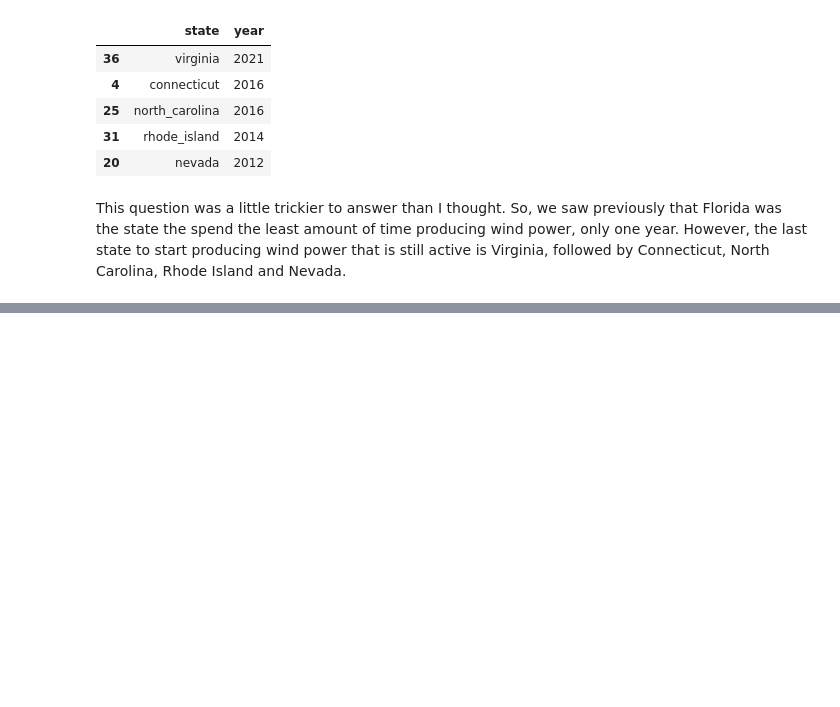
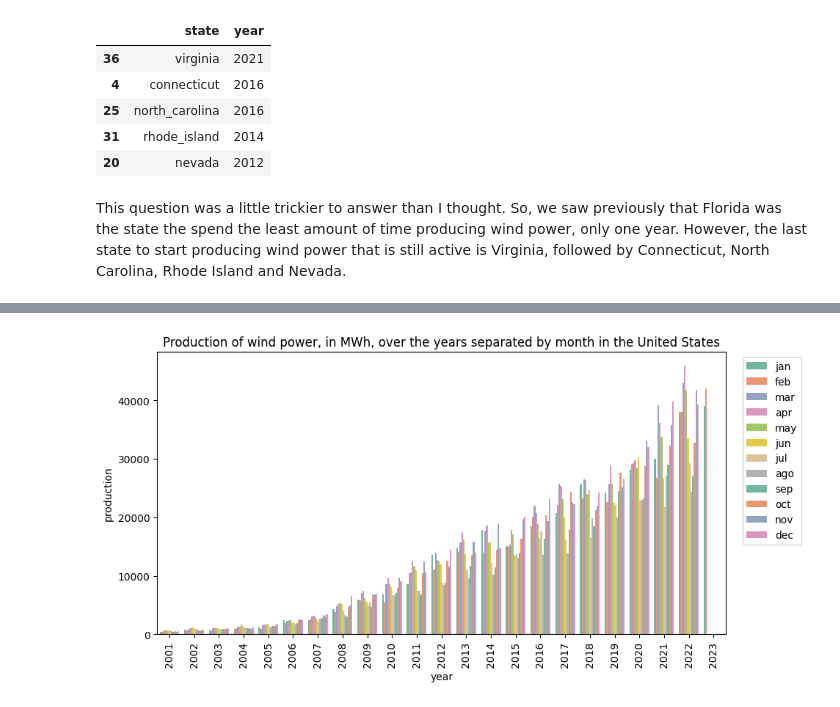
Before and after one commit to abasilio91/DS-wind_production_US, a Jupyter notebook: wind-power-production-statistical-study.ipynb, the cells around one changed output, grey strips where cells are left out. Saved outputs shown, nothing was run; the diff lists cells and outputs as text; code cells hidden in the pictures; blank space fills up the shorter version.

```diff
--- a/wind-power-production-statistical-study.ipynb
+++ b/wind-power-production-statistical-study.ipynb
@@ -599,0 +618,35 @@ This question was a little trickier to answer than I thought. So, we saw previou
+# %%
+# Which time of the year has the pick production overall?
+# Which time of the year has the lowest production overall?
+
+month_list = {
+    1: 'jan',
+    2: 'feb',
+    3: 'mar',
+    4: 'apr',
+    5: 'may',
+    6: 'jun',
+    7: 'jul',
+    8: 'ago',
+    9: 'sep',
+    10: 'oct',
+    11: 'nov',
+    12: 'dec',
+}
+
+df_agg_wind['month'] = [month_list[x] for x in df_agg_wind.date.dt.month]
+df_agg_wind['year'] = df_agg_wind.date.dt.year
+
+plt.subplots(figsize=(10,5))
+
+sns.barplot(data = df_agg_wind.query('region == "united_states"'),
+             x='year',
+             y='production',
+             hue='month',
+             palette='Set2')
+
+plt.legend(bbox_to_anchor=(1.02, 1));
+plt.xticks(rotation=90);
+plt.title(f'Production of wind power, in MWh, over the years separated by month in the United States');
+# %% [output]
+[figure, added]
```
Also changed, not shown: parts of 14 cells of this notebook, 1 other file.
